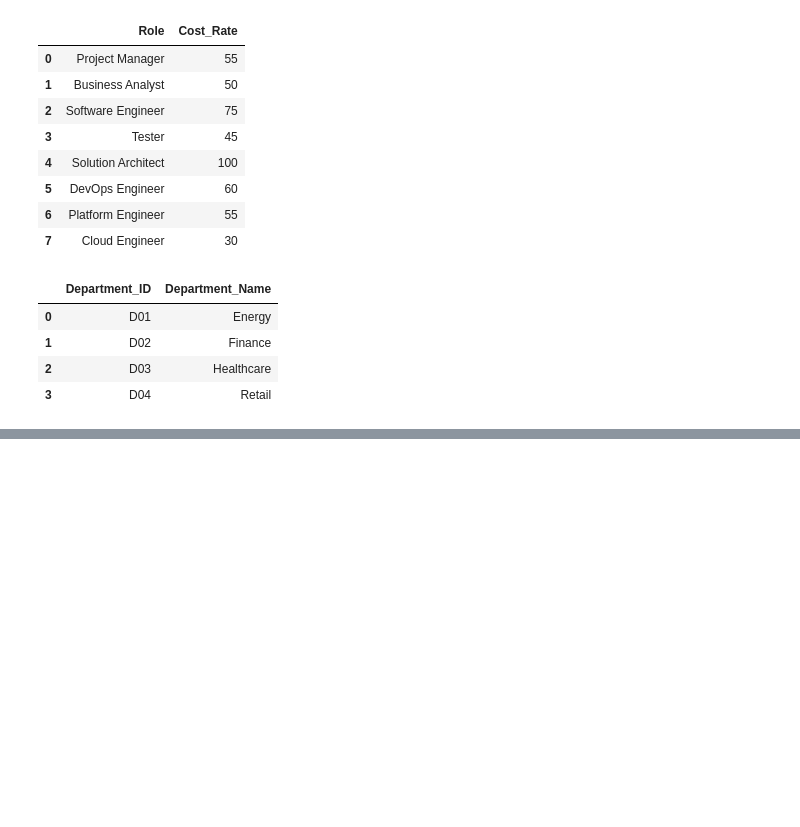
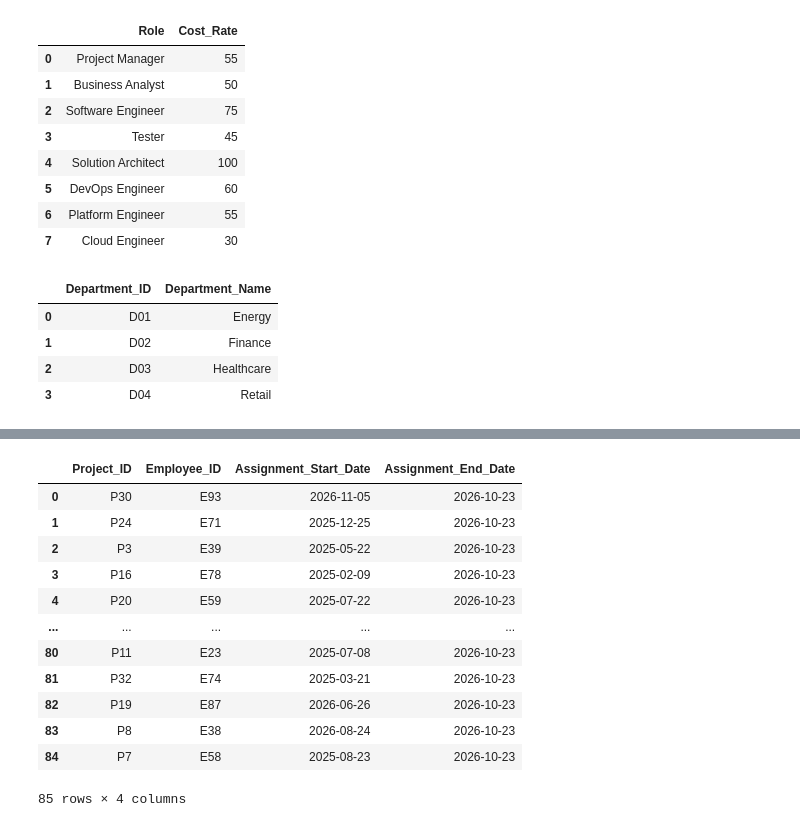
Before and after one commit to johnson-stuart/johnson-stuart.github.io, a Jupyter notebook: generate_datasets.ipynb, the cells around one changed output, grey strips where cells are left out. Cells and saved outputs as stored; diff of their text form; code cells hidden in the pictures; blank space fills up the shorter version.

```diff
--- a/generate_datasets.ipynb
+++ b/generate_datasets.ipynb
@@ -115,13 +116,28 @@ project_df
 # %%
-#Define the assignment dataset
+#Assign people to projects, based on bench parameter, assumed 100% utilised and 1 project per employee
 assignment_df = pd.DataFrame(
         {
-        "Project_ID": [],
-        "Employee_ID": [],
-        "Assignment_Start_Date": [],
-        "Assignment_End_Date": [],
-        "Allocation_Percent": []}
+        "Project_ID": rng.choice(project_df["Project_ID"], int(n_employees*(1 - bench))),
+        "Employee_ID": rng.choice(resource_df["Employee_ID"], int(n_employees*(1 - bench)), replace=False),
+        "Assignment_Start_Date": [fake.date_between(start_date, end_date) for _ in range(int(n_employees*(1 - bench)))],
+        "Assignment_End_Date": }
     )
+
+assignment_df
+# %% [output]
+|  | Project_ID | Employee_ID | Assignment_Start_Date | Assignment_End_Date |
+| 0 | P30 | E93 | 2026-11-05 | 2026-10-23 |
+| 1 | P24 | E71 | 2025-12-25 | 2026-10-23 |
+| 2 | P3 | E39 | 2025-05-22 | 2026-10-23 |
+| 3 | P16 | E78 | 2025-02-09 | 2026-10-23 |
+| 4 | P20 | E59 | 2025-07-22 | 2026-10-23 |
+| ... | ... | ... | ... | ... |
+| 80 | P11 | E23 | 2025-07-08 | 2026-10-23 |
+| 81 | P32 | E74 | 2025-03-21 | 2026-10-23 |
+| 82 | P19 | E87 | 2026-06-26 | 2026-10-23 |
+| 83 | P8 | E38 | 2026-08-24 | 2026-10-23 |
+| 84 | P7 | E58 | 2025-08-23 | 2026-10-23 |
+85 rows × 4 columns
 # %%
 #Define the timesheet dataset
 
```
Also changed, not shown: parts of 3 cells of this notebook, 3 other files.
